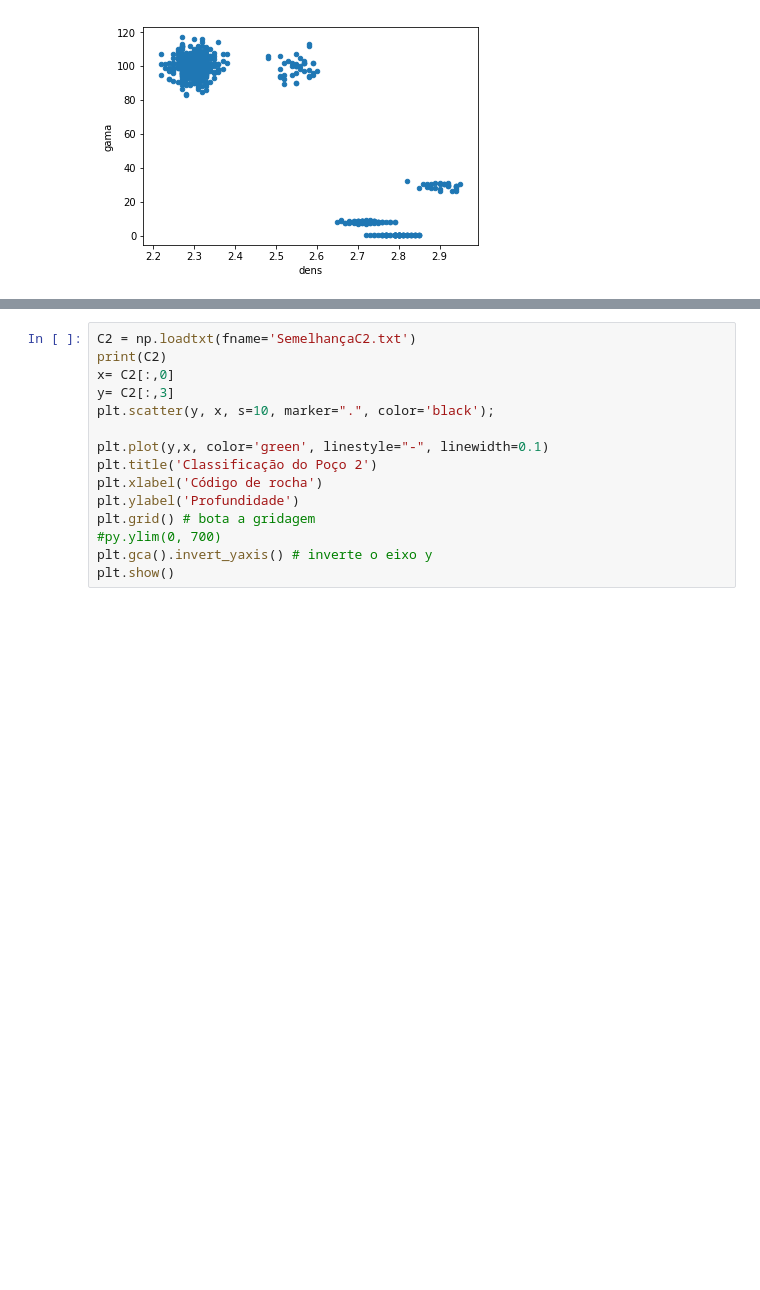
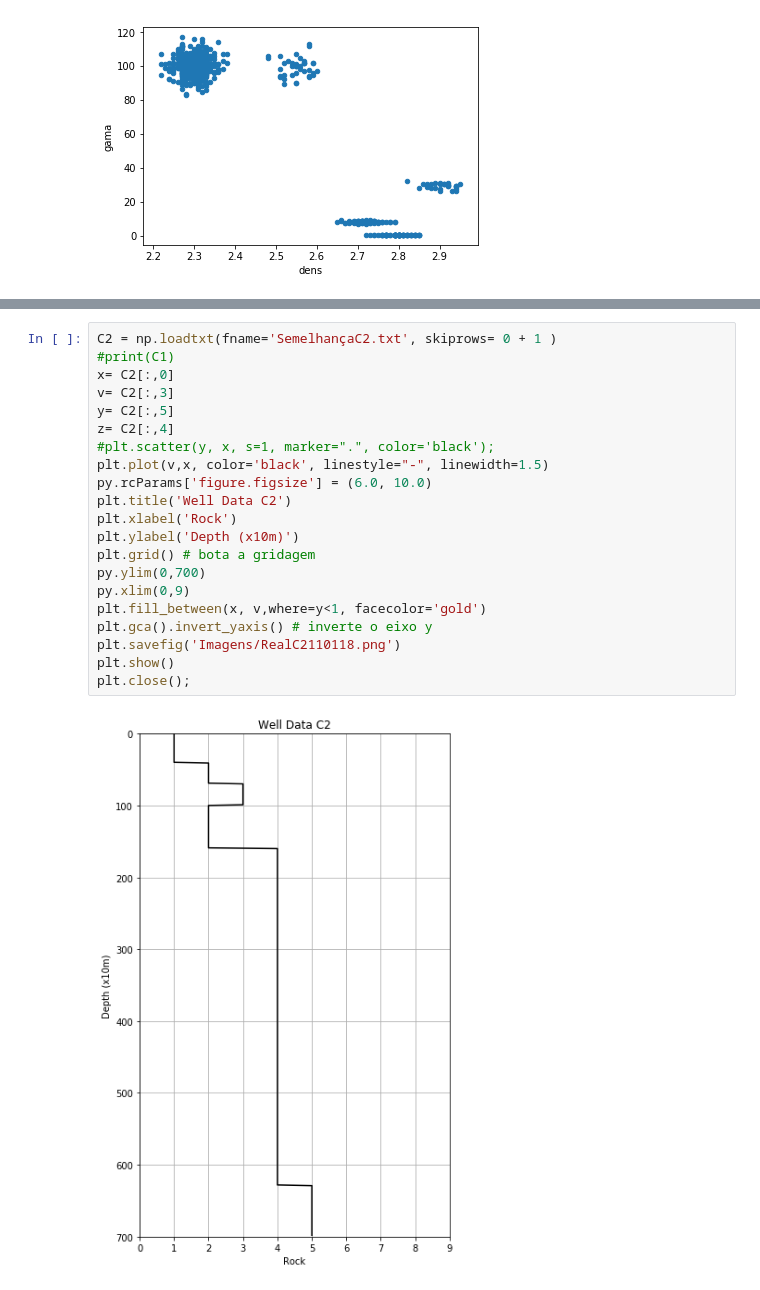
Before and after one commit to VictorCarreira/Classificador, a Jupyter notebook: Preclassificador.ipynb, the cells around one changed output, grey strips where cells are left out. Drawn from its saved outputs; the diff is of its cells as text; blank space fills up the shorter version.

```diff
--- a/Preclassificador.ipynb
+++ b/Preclassificador.ipynb
@@ -120,15 +186,23 @@ plt.show()
 # %%
-C2 = np.loadtxt(fname='SemelhançaC2.txt')
-print(C2)
+C2 = np.loadtxt(fname='SemelhançaC2.txt', skiprows= 0 + 1 )
+#print(C1)
 x= C2[:,0]
-y= C2[:,3]
-plt.scatter(y, x, s=10, marker=".", color='black');
-
-plt.plot(y,x, color='green', linestyle="-", linewidth=0.1)
-plt.title('Classificação do Poço 2')
-plt.xlabel('Código de rocha')
-plt.ylabel('Profundidade')
+v= C2[:,3]
+y= C2[:,5]
+z= C2[:,4]
+#plt.scatter(y, x, s=1, marker=".", color='black');
+plt.plot(v,x, color='black', linestyle="-", linewidth=1.5)
+py.rcParams['figure.figsize'] = (6.0, 10.0)
+plt.title('Well Data C2')
+plt.xlabel('Rock')
+plt.ylabel('Depth (x10m)')
 plt.grid() # bota a gridagem
-#py.ylim(0, 700)
+py.ylim(0,700)
+py.xlim(0,9)
+plt.fill_between(x, v,where=y<1, facecolor='gold')
 plt.gca().invert_yaxis() # inverte o eixo y
+plt.savefig('Imagens/RealC2110118.png')
 plt.show()
+plt.close();
+# %% [output]
+[figure, added]
```
Also changed, not shown: parts of 9 cells of this notebook.
